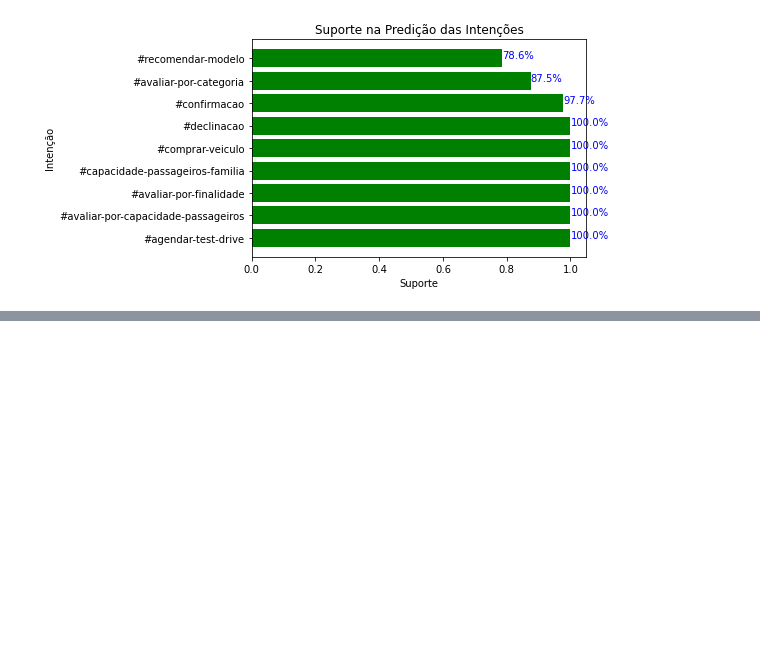
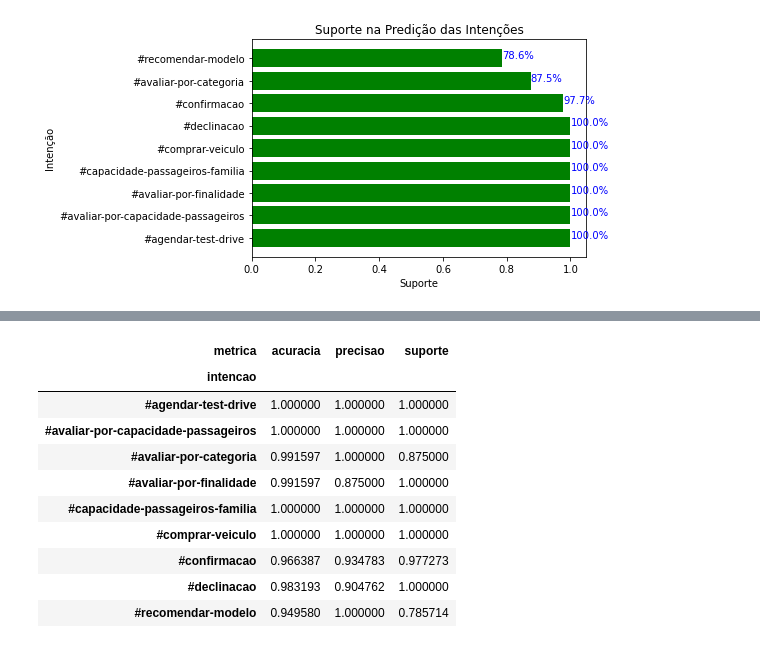
Before and after one commit to RafaelSchubert/furb-data-science-chatbot, a Jupyter notebook: analise/analise-desempenho.ipynb, the cells around one changed output, grey strips where cells are left out. Drawn from its saved outputs; the diff is of its cells as text; code cells hidden in the pictures; blank space fills up the shorter version.

```diff
--- a/analise/analise-desempenho.ipynb
+++ b/analise/analise-desempenho.ipynb
@@ -593,0 +602,26 @@ plt.show()
+# %%
+def obter_metricas_classe(classe: str, matriz_confusao: pd.DataFrame) -> Tuple[float, float, float]:
+    return (obter_acuracia_classe(classe, matriz_confusao),
+            obter_precisao_classe(classe, matriz_confusao),
+            obter_suporte_classe(classe, matriz_confusao))
+
+metricas_intencoes = pd.DataFrame(
+    data=[obter_metricas_classe(intencao, matriz_confusao_intencoes)
+          for intencao in matriz_confusao_intencoes.index],
+    index=pd.Index(matriz_confusao_intencoes.index, name='intencao'),
+    columns=pd.Index(['acuracia', 'precisao', 'suporte'], name='metrica')
+)
+
+metricas_intencoes
+# %% [output]
+| metrica | acuracia | precisao | suporte |
+| intencao |  |  |  |
+| #agendar-test-drive | 1.000000 | 1.000000 | 1.000000 |
+| #avaliar-por-capacidade-passageiros | 1.000000 | 1.000000 | 1.000000 |
+| #avaliar-por-categoria | 0.991597 | 1.000000 | 0.875000 |
+| #avaliar-por-finalidade | 0.991597 | 0.875000 | 1.000000 |
+| #capacidade-passageiros-familia | 1.000000 | 1.000000 | 1.000000 |
+| #comprar-veiculo | 1.000000 | 1.000000 | 1.000000 |
+| #confirmacao | 0.966387 | 0.934783 | 0.977273 |
+| #declinacao | 0.983193 | 0.904762 | 1.000000 |
+| #recomendar-modelo | 0.949580 | 1.000000 | 0.785714 |
```
Also changed, not shown: parts of 4 cells of this notebook.
